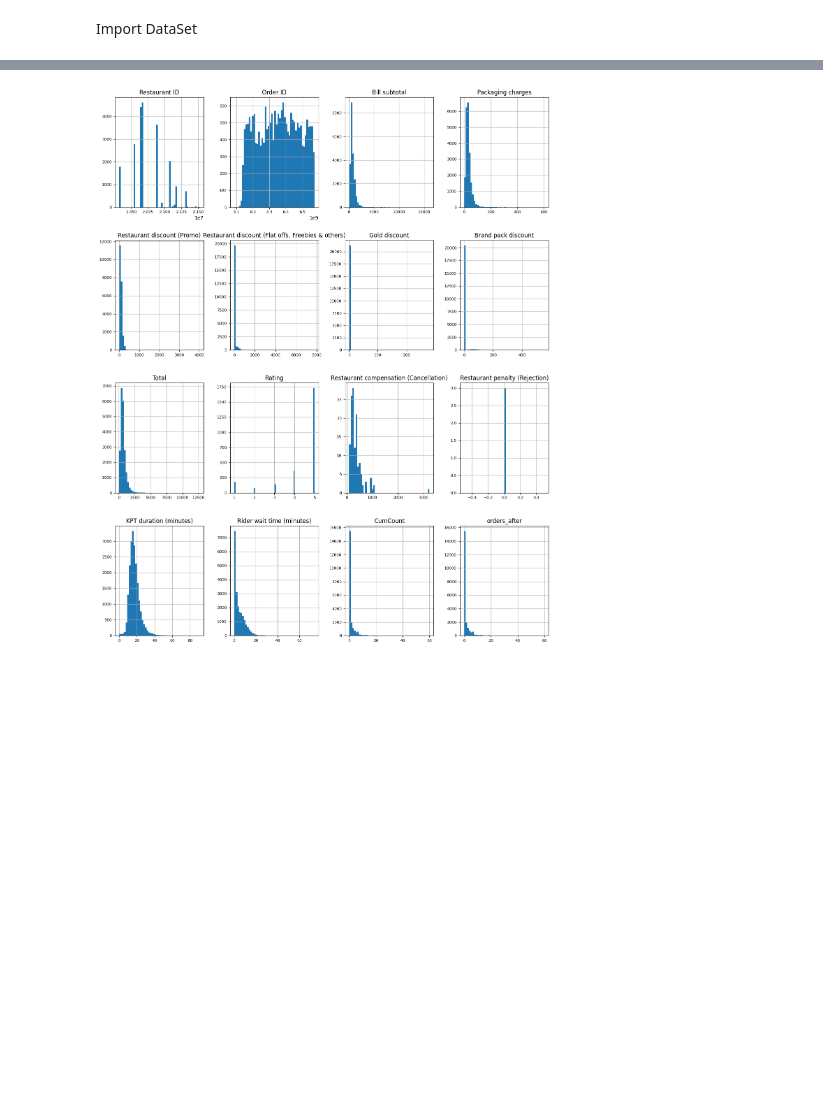
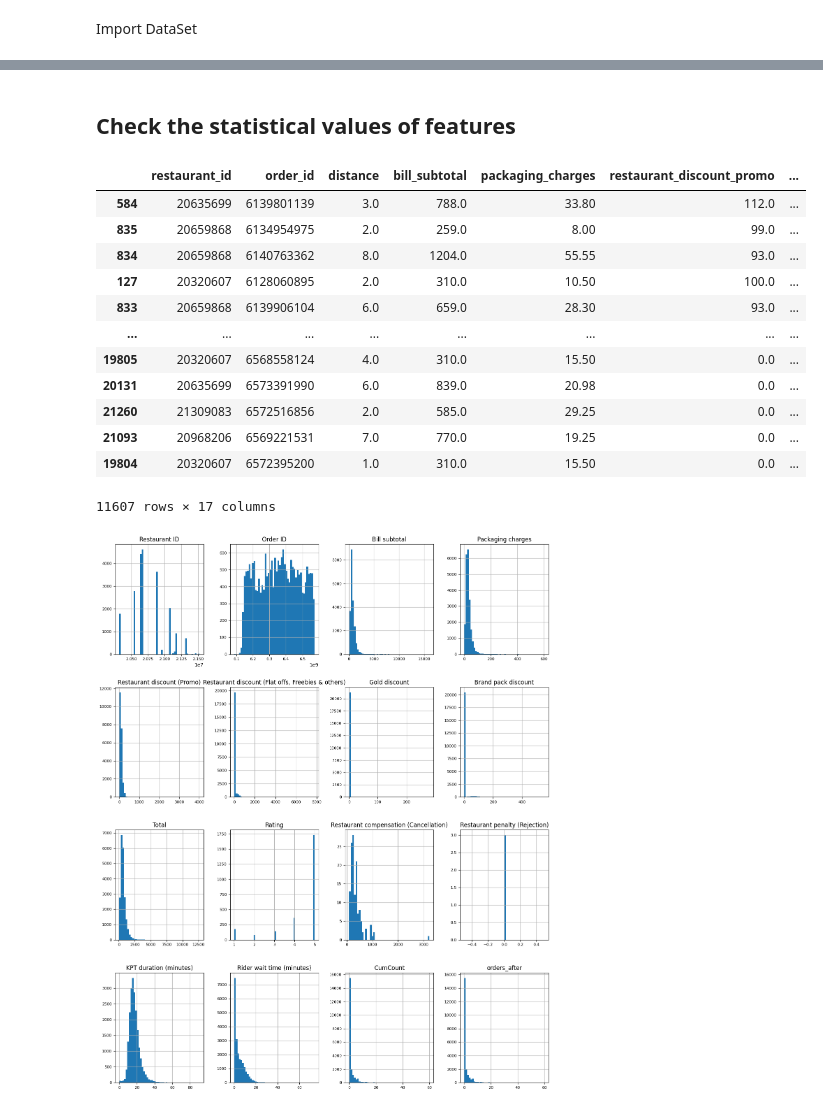
Before and after one commit to infante-manu/unav-data-cleaning-and-preparation, a Jupyter notebook: churn-prediction__alfaro-infante.ipynb, the cells around one changed output, grey strips where cells are left out. Drawn from its saved outputs; the diff is of its cells as text; code cells hidden in the pictures; blank space fills up the shorter version.

```diff
--- a/churn-prediction__alfaro-infante.ipynb
+++ b/churn-prediction__alfaro-infante.ipynb
@@ -149,0 +150,7 @@ df
+# %%
+df.loc[
+    df["customer_id"] == df.query("orders_after == 8")["customer_id"].iloc[0], :
+    ].\
+    sort_values("order_placed_at").\
+    loc[:, ["order_placed_at", "cum_count", "has_not_reorder", "orders_after"]]
+df = df.query("cum_count == 0") # Keep only the first order of each customer
@@ -150,6 +169,24 @@ df
+# %% [markdown]
+## Check the statistical values of features
 # %%
-df.numericas = df.select_dtypes(include=['int64', 'float64'])
-df.categoricas = df.select_dtypes(include=['object'])
+numeric_features = df.select_dtypes(include=['int64', 'float64'])
+categorical_features = df.select_dtypes(include=['object'])
+# %%
+numeric_features
+# %% [output]
+|  | restaurant_id | order_id | distance | bill_subtotal | packaging_charges | restaurant_discount_promo | ... |
+| 584 | 20635699 | 6139801139 | 3.0 | 788.0 | 33.80 | 112.0 | ... |
+| 835 | 20659868 | 6134954975 | 2.0 | 259.0 | 8.00 | 99.0 | ... |
+| 834 | 20659868 | 6140763362 | 8.0 | 1204.0 | 55.55 | 93.0 | ... |
+| 127 | 20320607 | 6128060895 | 2.0 | 310.0 | 10.50 | 100.0 | ... |
+| 833 | 20659868 | 6139906104 | 6.0 | 659.0 | 28.30 | 93.0 | ... |
+| ... | ... | ... | ... | ... | ... | ... | ... |
+| 19805 | 20320607 | 6568558124 | 4.0 | 310.0 | 15.50 | 0.0 | ... |
+| 20131 | 20635699 | 6573391990 | 6.0 | 839.0 | 20.98 | 0.0 | ... |
+| 21260 | 21309083 | 6572516856 | 2.0 | 585.0 | 29.25 | 0.0 | ... |
+| 21093 | 20968206 | 6569221531 | 7.0 | 770.0 | 19.25 | 0.0 | ... |
+| 19804 | 20320607 | 6572395200 | 1.0 | 310.0 | 15.50 | 0.0 | ... |
+11607 rows × 17 columns
 # %%
 
 df.numericas.hist(figsize=(16, 20), bins=50, xlabelsize=8, ylabelsize=8)
```
Also changed, not shown: parts of 23 cells of this notebook.
